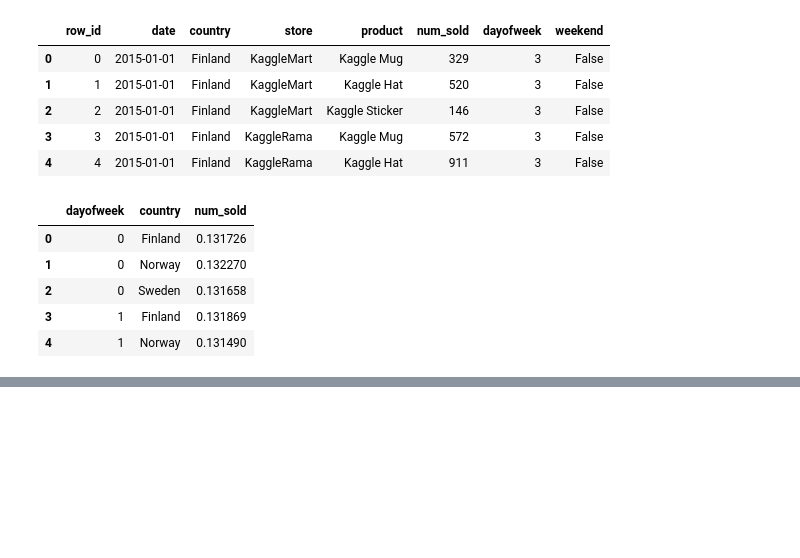
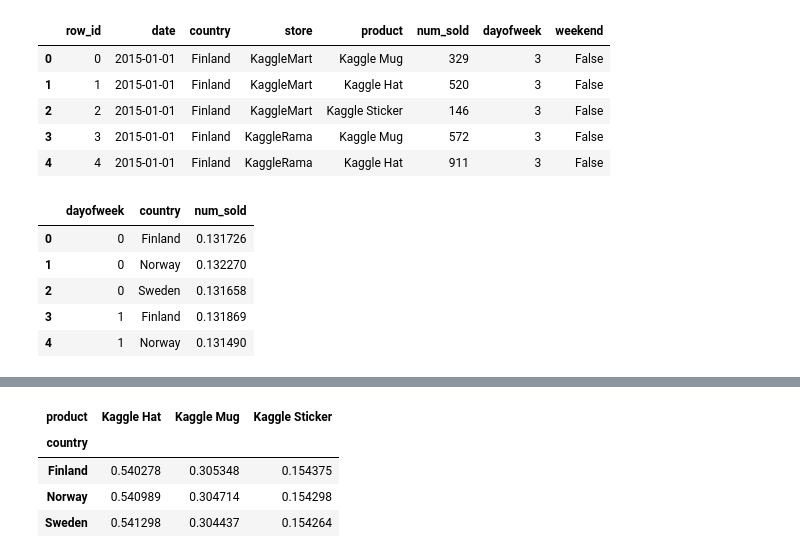
Before and after one commit to Sultan336/Kaggel, a Jupyter notebook: tps-jan-2022.ipynb, the cells around one changed output, grey strips where cells are left out. Drawn from its saved outputs; the diff is of its cells as text; code cells hidden in the pictures; blank space fills up the shorter version.

```diff
--- a/tps-jan-2022.ipynb
+++ b/tps-jan-2022.ipynb
@@ -226,3 +226,13 @@ a.update_layout(barmode='group',
 a.show()
 # %% [output]
 [interactive output not drawn]
+# %%
+# Let's see if there is a preference for each country
+country_product = pd.pivot_table(data=train,index='country',columns='product',values='num_sold',aggfunc=np.mean)
+country_product.divide(country_product.sum(axis=1),axis=0)
+# %% [output]
+| product | Kaggle Hat | Kaggle Mug | Kaggle Sticker |
+| country |  |  |  |
+| Finland | 0.540278 | 0.305348 | 0.154375 |
+| Norway | 0.540989 | 0.304714 | 0.154298 |
+| Sweden | 0.541298 | 0.304437 | 0.154264 |
```
Also changed, not shown: parts of 4 cells of this notebook.
